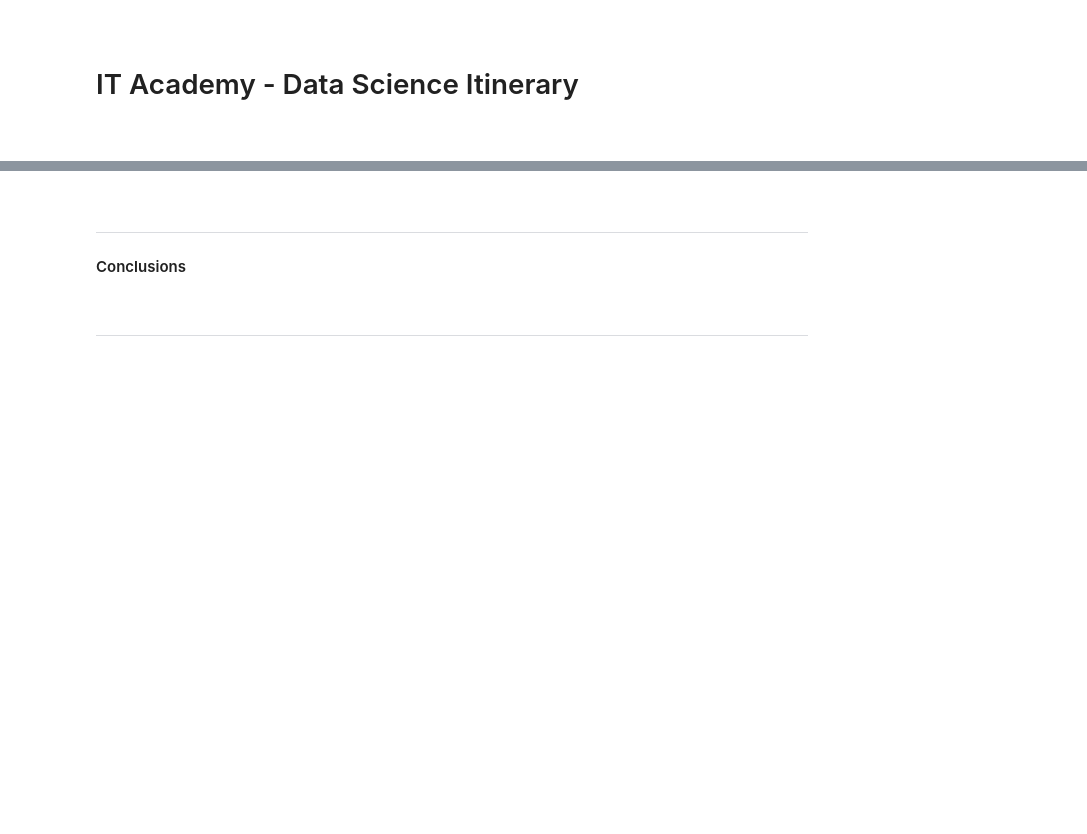
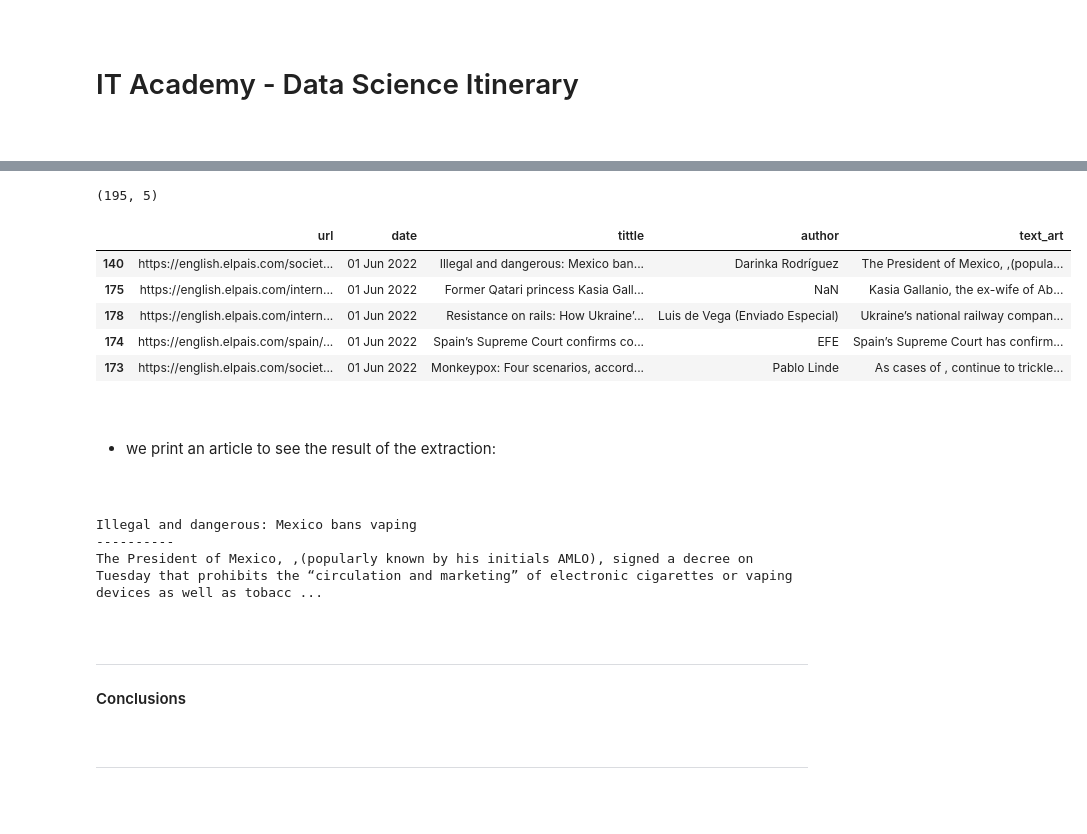
Before and after one commit to Pevicsanch/web-scraping, a Jupyter notebook: s12_02_web_scraping.ipynb, the cells around one changed output, grey strips where cells are left out. Saved outputs shown, nothing was run; the diff lists cells and outputs as text; code cells hidden in the pictures; blank space fills up the shorter version.

```diff
--- a/s12_02_web_scraping.ipynb
+++ b/s12_02_web_scraping.ipynb
@@ -47,3 +319,31 @@ ___
+# %%
+df=pd.read_csv('data.csv')
+df.shape
+# %% [output]
+(195, 5)
+# %%
+df.sort_values(by="date").head()
+# %% [output]
+|  | url | date | tittle | author | text_art |
+| 140 | https://english.elpais.com/societ... | 01 Jun 2022 | Illegal and dangerous: Mexico ban... | Darinka Rodríguez | The President of Mexico, ,(popula... |
+| 175 | https://english.elpais.com/intern... | 01 Jun 2022 | Former Qatari princess Kasia Gall... | NaN | Kasia Gallanio, the ex-wife of Ab... |
+| 178 | https://english.elpais.com/intern... | 01 Jun 2022 | Resistance on rails: How Ukraine’... | Luis de Vega (Enviado Especial) | Ukraine’s national railway compan... |
+| 174 | https://english.elpais.com/spain/... | 01 Jun 2022 | Spain’s Supreme Court confirms co... | EFE | Spain’s Supreme Court has confirm... |
+| 173 | https://english.elpais.com/societ... | 01 Jun 2022 | Monkeypox: Four scenarios, accord... | Pablo Linde | As cases of , continue to trickle... |
+# %% [markdown]
+$~$
+
++ we print an article to see the result of the extraction:
+
+$~$
+# %%
+print(df["tittle"][140])
+print("-"*10)
+print(df["text_art"][140])
+# %% [output]
+Illegal and dangerous: Mexico bans vaping
+----------
+The President of Mexico, ,(popularly known by his initials AMLO), signed a decree on Tuesday that prohibits the “circulation and marketing” of electronic cigarettes or vaping devices as well as tobacc ...
 # %% [markdown]
 $~$
 ___
```
Also changed, not shown: parts of 26 cells of this notebook, 14 other files.
